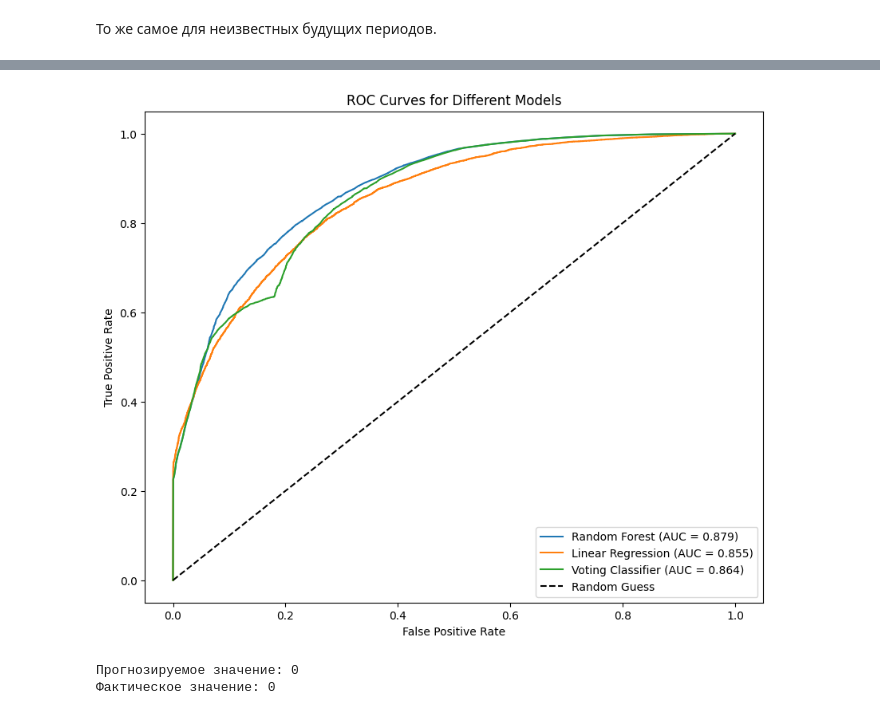
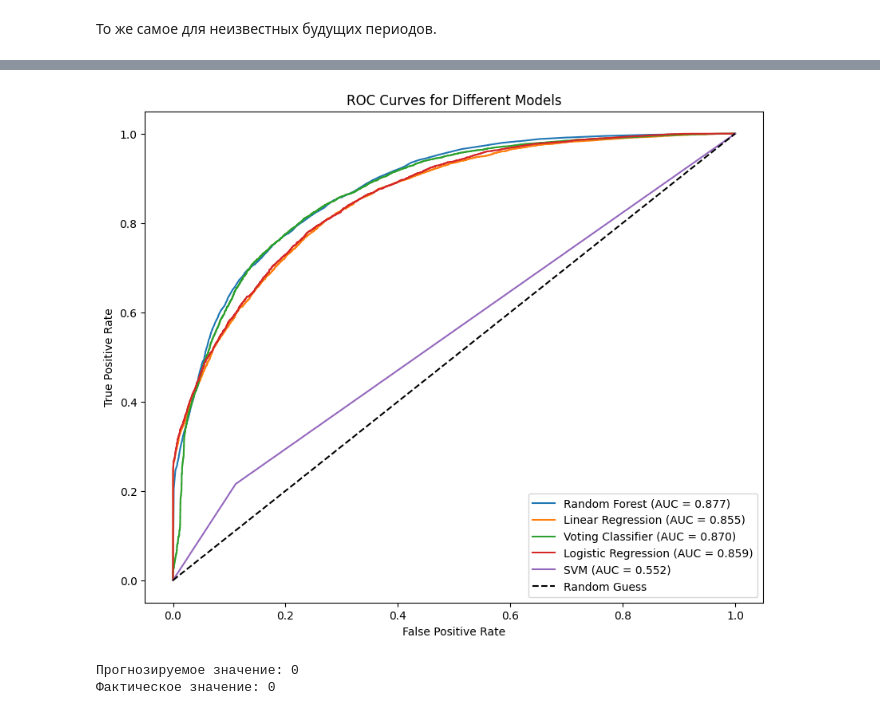
Before and after one commit to eusebioss/eusebioss, a Jupyter notebook: code.ipynb, the cells around one changed output, grey strips where cells are left out. Cells and saved outputs as stored; diff of their text form; code cells hidden in the pictures.

```diff
--- a/code.ipynb
+++ b/code.ipynb
@@ -564,7 +565,7 @@ def train(x_train, y_train, model_type='random_forest', random_state=0):
         x_test (pandas.DataFrame): Фрейм данных, содержащий входные признаки для тестирования.
         y_test (pandas.Series): Серия, содержащая целевые метки для тестирования.
         model_type (str): Тип используемой модели. Может быть 'random_forest',
-        'linear_regression', 'voting_classifier' или 'catboost'. По умолчанию - 'random_forest'.
+        'linear_regression', 'voting_classifier', 'logistic_regression' или 'SVM'. По умолчанию - 'random_forest'.
         random_state (int): Случайное зерно, используемое для воспроизводимости. По умолчанию 0.
 
     Returns:
@@ -576,9 +577,14 @@ def train(x_train, y_train, model_type='random_forest', random_state=0):
         model = LinearRegression()
     elif model_type == 'voting_classifier':
         # Создание voting_classifier с использованием дерева решений и случайного леса
-        dtc = DecisionTreeClassifier(random_state=random_state)
         rfc = RandomForestClassifier(random_state=random_state)
-        model = VotingClassifier(estimators=[('dtc', dtc), ('rfc', rfc)], voting='soft')
+        lrc = LogisticRegression(solver='newton-cholesky', max_iter=500)
+        svc = SVC(gamma='auto', probability=True)
+        model = VotingClassifier(estimators=[('lrc', lrc), ('rfc', rfc), ('svc', svc)], voting='soft')
+    elif model_type == 'logistic_regression':
+        model = LogisticRegression(solver='newton-cholesky', max_iter=500)
+    elif model_type == 'SVM':
+        model = SVC(gamma='auto')
     else:
         raise ValueError(f"Неверный тип модели: {model_type}")
 
@@ -816,0 +829,2 @@ MSE теста: 0.1577
+# %%
+clf_log_ = train(x_train2, y_train2, model_type='logistic_regression')
@@ -817,3 +837,5 @@ MSE теста: 0.1577
+# %%
+clf_SVM_ = train(x_train2, y_train2, model_type='SVM')
 # %% [markdown]
 ### Обучим Voting classifier
 # %%
@@ -905,8 +929,8 @@ plotROC(classifiers, x_test, y_test)
 # %%
-classifiers = {'Random Forest': clf2_, 'Linear Regression': clf3_, 'Voting Classifier': clf4_}
+classifiers = {'Random Forest': clf2_, 'Linear Regression': clf3_, 'Voting Classifier': clf4_, 'Logistic Regression': clf_log_, 'SVM': clf_SVM_}
 plotROC(classifiers, x_test2, y_test2)
 # %% [output]
-[figure, old version]
+[figure, new version]
 # %%
 def predict(clf, x):
     return clf.predict(np.array(x).reshape(1, -1))[0]
```
Also changed, not shown: parts of 18 cells of this notebook.
